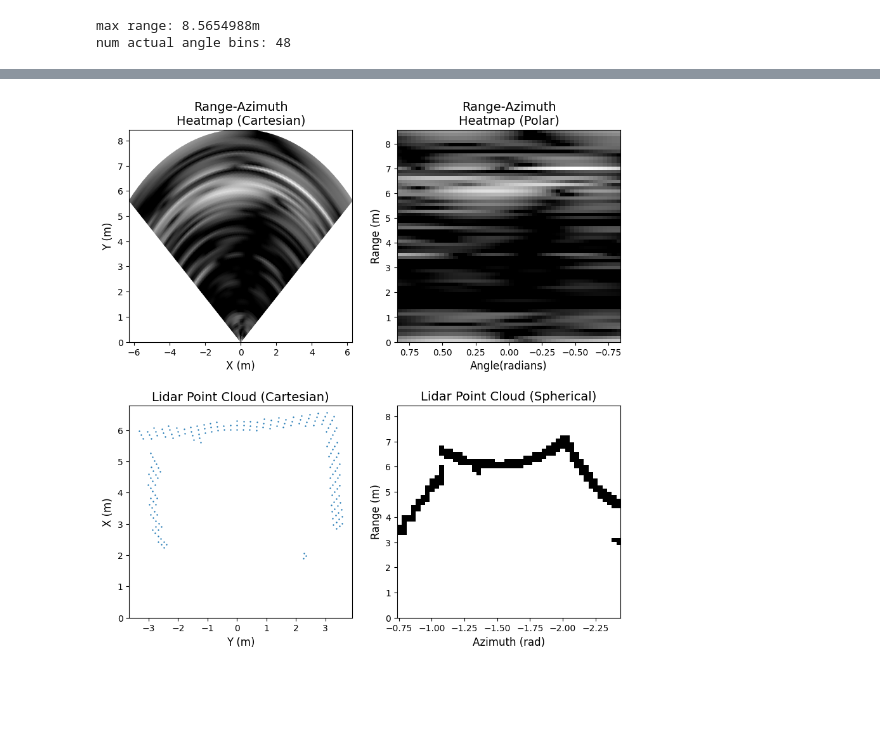
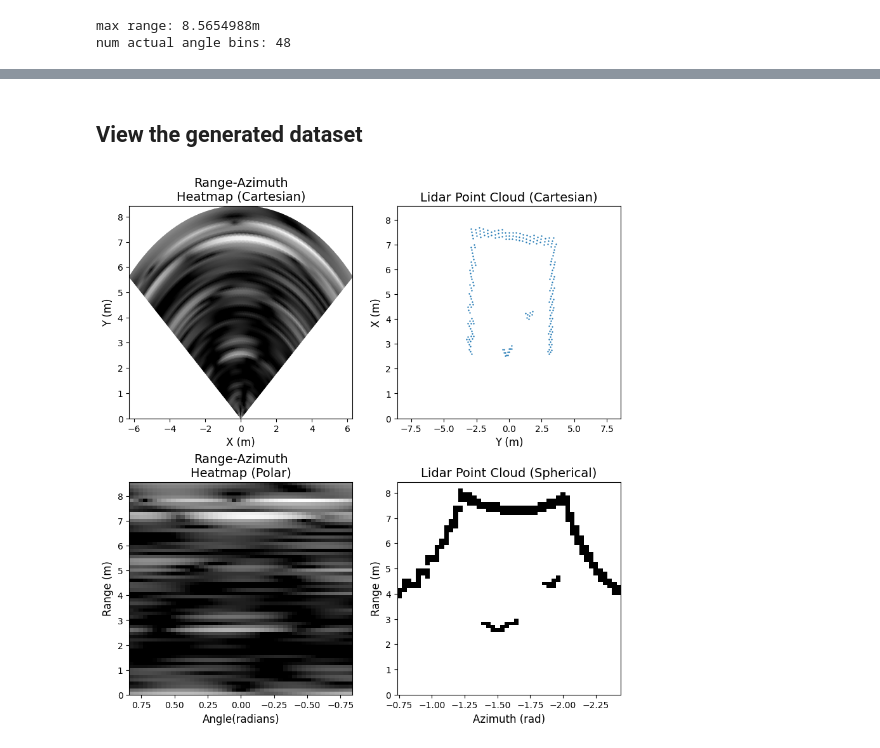
Before and after one commit to cpsl-research/radar-dev, a Jupyter notebook: Notebooks/generate_dataset_CPSL_ground.ipynb, the cells around one changed output, grey strips where cells are left out. Cells and saved outputs as stored; diff of their text form; code cells hidden in the pictures; blank space fills up the shorter version.

```diff
--- a/Notebooks/generate_dataset_CPSL_ground.ipynb
+++ b/Notebooks/generate_dataset_CPSL_ground.ipynb
@@ -92,5 +120,7 @@ DatasetGenerator.generate_dataset: Generating Lidar Dataset
+# %% [markdown]
+## View the generated dataset
 # %%
 #view the generated data
-dataset_generator.plot_saved_radar_lidar_data(sample_idx=500)
+dataset_generator.plot_saved_radar_lidar_data(sample_idx=1)
 # %% [output]
-[figure, old version]
+[figure, new version]
```
Also changed, not shown: parts of 8 cells of this notebook, 8 other files.
